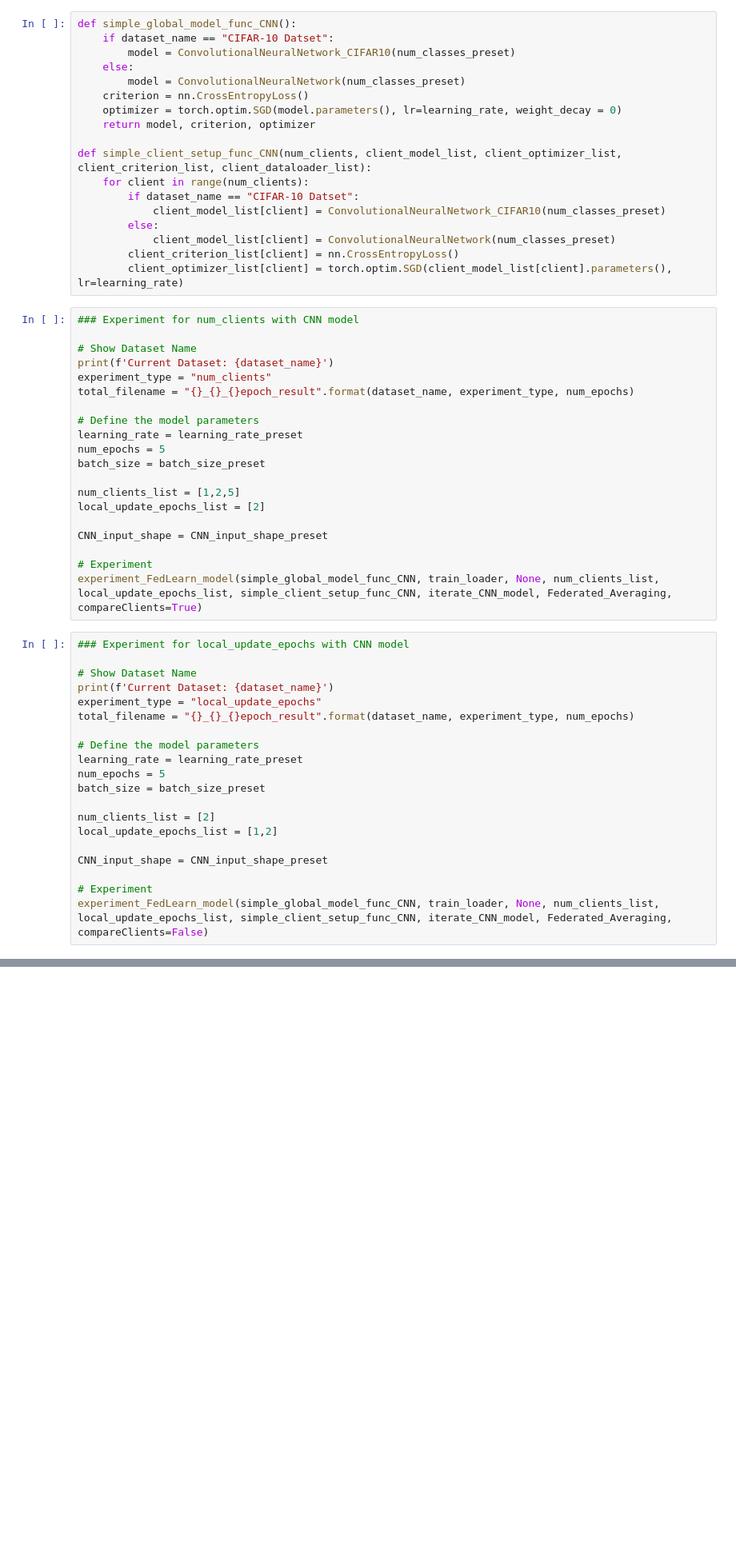
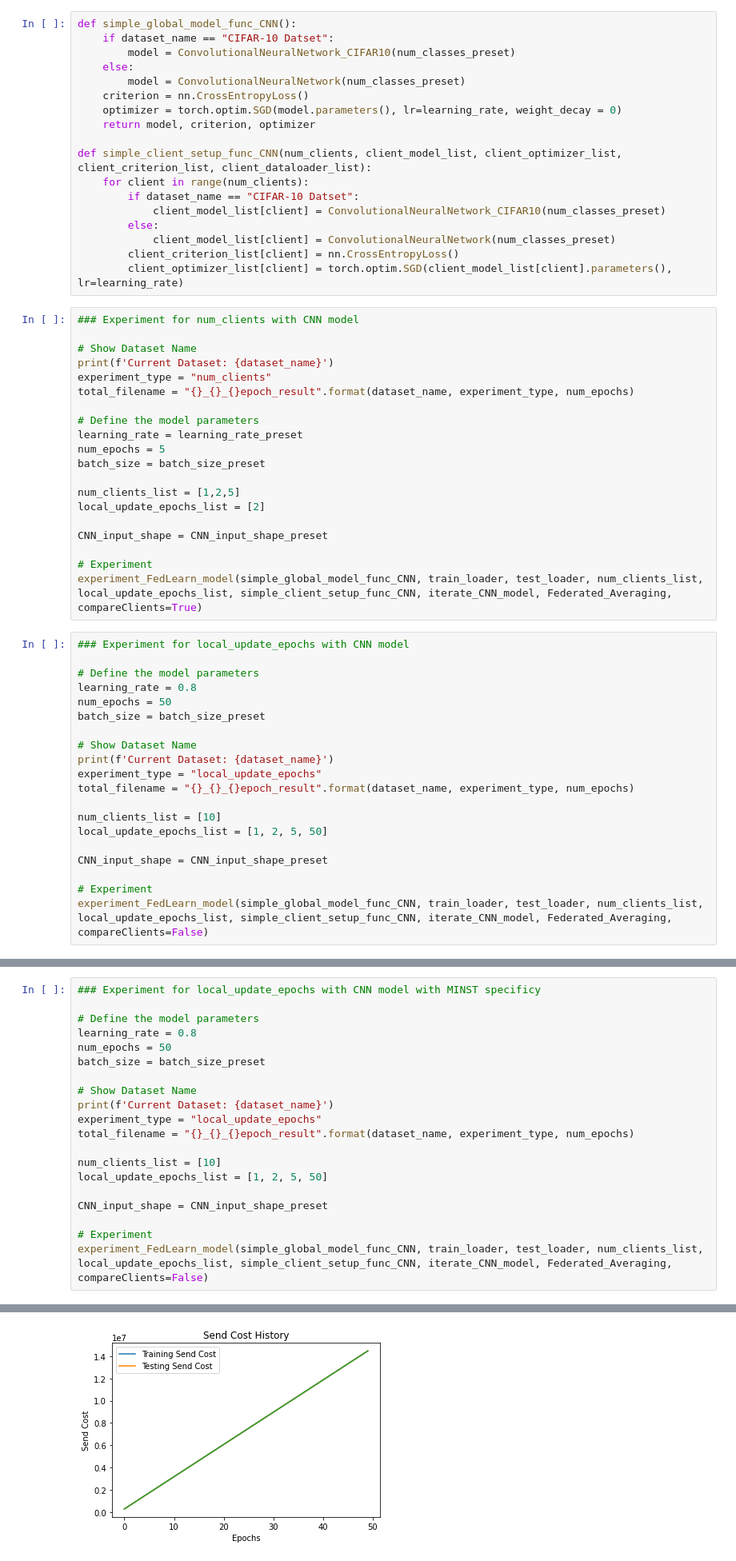
Before and after one commit to AssoStudent/FTEC4998, a Jupyter notebook: Combine.ipynb, the cells around one changed output, grey strips where cells are left out. Shown at 80% size. Cells and saved outputs as stored; diff of their text form; blank space fills up the shorter version.

```diff
--- a/Combine.ipynb
+++ b/Combine.ipynb
@@ -2287,24 +2489,24 @@ local_update_epochs_list = [2]
 CNN_input_shape = CNN_input_shape_preset
 
 # Experiment
-experiment_FedLearn_model(simple_global_model_func_CNN, train_loader, None, num_clients_list, local_update_epochs_list, simple_client_setup_func_CNN, iterate_CNN_model, Federated_Averaging, compareClients=True)
+experiment_FedLearn_model(simple_global_model_func_CNN, train_loader, test_loader, num_clients_list, local_update_epochs_list, simple_client_setup_func_CNN, iterate_CNN_model, Federated_Averaging, compareClients=True)
 # %%
 ### Experiment for local_update_epochs with CNN model
+
+# Define the model parameters
+learning_rate = 0.8
+num_epochs = 50
+batch_size = batch_size_preset
 
 # Show Dataset Name
 print(f'Current Dataset: {dataset_name}')
 experiment_type = "local_update_epochs"
 total_filename = "{}_{}_{}epoch_result".format(dataset_name, experiment_type, num_epochs)
 
-# Define the model parameters
-learning_rate = learning_rate_preset
-num_epochs = 5
-batch_size = batch_size_preset
-
-num_clients_list = [2]
-local_update_epochs_list = [1,2]
+num_clients_list = [10]
+local_update_epochs_list = [1, 2, 5, 50]
 
 CNN_input_shape = CNN_input_shape_preset
 
 # Experiment
-experiment_FedLearn_model(simple_global_model_func_CNN, train_loader, None, num_clients_list, local_update_epochs_list, simple_client_setup_func_CNN, iterate_CNN_model, Federated_Averaging, compareClients=False)
+experiment_FedLearn_model(simple_global_model_func_CNN, train_loader, test_loader, num_clients_list, local_update_epochs_list, simple_client_setup_func_CNN, iterate_CNN_model, Federated_Averaging, compareClients=False)
@@ -2310,0 +2532,21 @@ experiment_FedLearn_model(simple_global_model_func_CNN, train_loader, None, num_
+# %%
+### Experiment for local_update_epochs with CNN model with MINST specificy
+
+# Define the model parameters
+learning_rate = 0.8
+num_epochs = 50
+batch_size = batch_size_preset
+
+# Show Dataset Name
+print(f'Current Dataset: {dataset_name}')
+experiment_type = "local_update_epochs"
+total_filename = "{}_{}_{}epoch_result".format(dataset_name, experiment_type, num_epochs)
+
+num_clients_list = [10]
+local_update_epochs_list = [1, 2, 5, 50]
+
+CNN_input_shape = CNN_input_shape_preset
+
+# Experiment
+experiment_FedLearn_model(simple_global_model_func_CNN, train_loader, test_loader, num_clients_list, local_update_epochs_list, simple_client_setup_func_CNN, iterate_CNN_model, Federated_Averaging, compareClients=False)
+# %% [output]
@@ -2310,0 +2570 @@ experiment_FedLearn_model(simple_global_model_func_CNN, train_loader, None, num_
+[figure, added]
```
Also changed, not shown: parts of 8 cells of this notebook.
